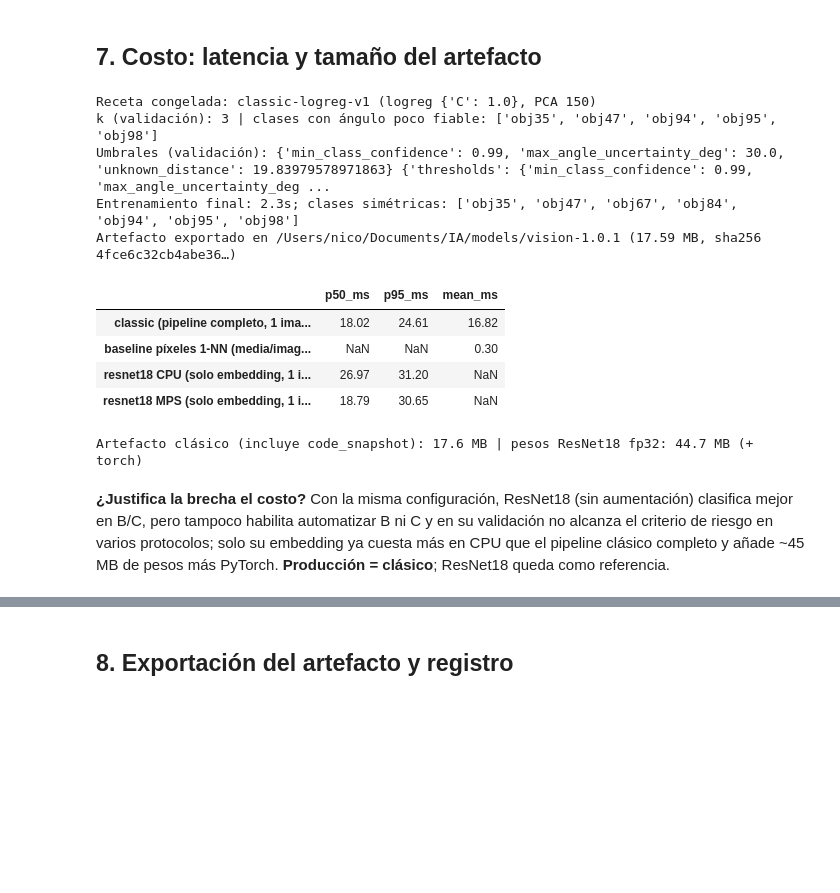
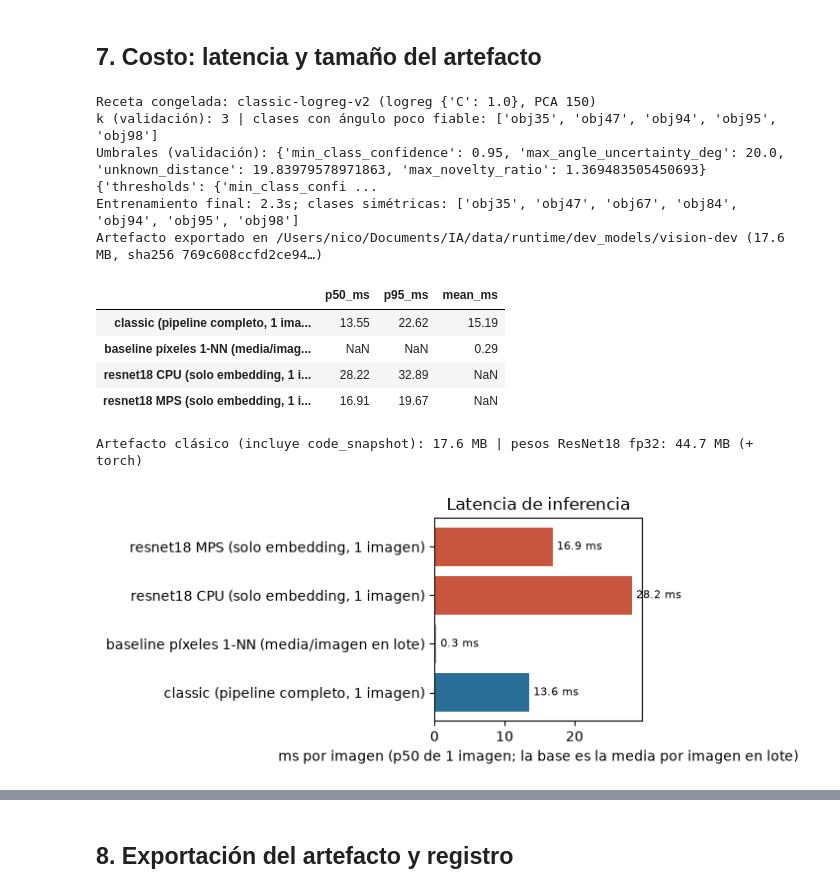
Before and after one commit to Looocust/planta-vision-ia, a Jupyter notebook: notebooks/01_experimentacion.ipynb, the cells around one changed output, grey strips where cells are left out. Cells and saved outputs as stored; diff of their text form; code cells hidden in the pictures; blank space fills up the shorter version.

```diff
--- a/notebooks/01_experimentacion.ipynb
+++ b/notebooks/01_experimentacion.ipynb
@@ -384,0 +398,13 @@ brillo y nitidez.
+# %%
+GATE = []
+for gate in (False, True):
+    rec = {**vrec.RECIPE, "ratio_gate": gate}
+    for p in ("A", "D", "D_strict"):
+        r = R["results"]["classic"][p] if gate else vrec.evaluate_recipe(p, data, "classic", rec)
+        d = r["decision"]
+        GATE.append({"compuerta 2": gate, "protocolo": p, "umbral razón": round(r["thresholds"]["max_novelty_ratio"], 3),
+                     "% ACT": d["coverage_act"], "error|ACT": d["error_among_act"]["rate"],
+                     "desconocidos→ACT": d.get("unknown_reaches_act", {}).get("rate"),
+                     "IC95 desc.→ACT": d.get("unknown_reaches_act", {}).get("wilson95"),
+                     "conocidos rechazados": d.get("known_false_reject")})
+gate_df = pd.DataFrame(GATE); display(gate_df)
@@ -384,0 +428,8 @@ brillo y nitidez.
+# %%
+zs = va.load_outputs("nested_classic", "A", OUT_DIR); zl = outs_A = va.load_outputs("recipe_classic", "A", OUT_DIR)
+print({"SVM: confianza media": round(float(zs["confidence"].mean()), 3), "SVM: exactitud": round(float((zs["label"] == zs["true_label"]).mean()), 4),
+       "SVM: umbral confianza (val)": R["nested"]["A"]["thresholds"]["min_class_confidence"],
+       "SVM: vistas bajo ese umbral": int((zs["confidence"] < R["nested"]["A"]["thresholds"]["min_class_confidence"]).sum()),
+       "logística: confianza media": round(float(zl["confidence"].mean()), 3),
+       "ECE SVM / logística": (round(R["nested"]["A"]["ece"], 3), round(R["results"]["classic"]["A"]["ece"], 3)),
+       "umbral angular SVM / logística": (R["nested"]["A"]["thresholds"]["max_angle_uncertainty_deg"], R["results"]["classic"]["A"]["thresholds"]["max_angle_uncertainty_deg"])})
@@ -483,37 +543,35 @@ o arbitrario; la mayoría se envía a REVIEW. Los errores de clase se dan entre
 ## 7. Costo: latencia y tamaño del artefacto
 # %%
 import subprocess
-VERSION = "vision-1.0.1"
-# --force: regenera la MISMA versión aún no publicada desde este notebook (las versiones publicadas no se tocan)
-r = subprocess.run([sys.executable, str(ROOT / "scripts" / "train_vision.py"), "--force"], capture_output=True, text=True, cwd=ROOT)
+# El notebook NUNCA escribe en models/<versión publicada>: exporta una versión de desarrollo en data/runtime/.
+# Las versiones publicadas solo se crean con `uv run python scripts/train_vision.py` (sin --force no sobrescriben).
+DEV_ROOT = ROOT / "data" / "runtime" / "dev_models"; VERSION = "vision-dev"
+r = subprocess.run([sys.executable, str(ROOT / "scripts" / "train_vision.py"), "--version", VERSION, "--out", str(DEV_ROOT), "--force"],
+                   capture_output=True, text=True, cwd=ROOT)
 print(r.stdout[-1500:]); print(r.stderr[-800:] if r.returncode else "")
 from src.vision.inference import VisionPredictor
-pred = VisionPredictor.load(ROOT / "models" / VERSION)
+pred = VisionPredictor.load(DEV_ROOT / VERSION)
 rng = np.random.default_rng(42); sample = ds.images[rng.choice(len(ds.images), 100, replace=False)]
 lat = {"classic (pipeline completo, 1 imagen)": va.measure_latency(pred, sample)}
 lat["baseline píxeles 1-NN (media/imagen en lote)"] = {"mean_ms": R["baselines"]["A"]["mean_ms_per_image_in_batch"]}
 rl = va.measure_resnet_latency(sample, n=50)
 lat["resnet18 CPU (solo embedding, 1 imagen)"] = rl["cpu"]
 if "mps" in rl: lat["resnet18 MPS (solo embedding, 1 imagen)"] = rl["mps"]
 display(pd.DataFrame(lat).T.round(2))
-size_mb = sum(f.stat().st_size for f in (ROOT / "models" / VERSION).glob("*") if f.is_file()) / 1e6
+size_mb = sum(f.stat().st_size for f in (DEV_ROOT / VERSION).glob("*") if f.is_file()) / 1e6
 print(f"Artefacto clásico (incluye code_snapshot): {size_mb:.1f} MB | pesos ResNet18 fp32: {rl['weights_mb_fp32']} MB (+ torch)")
 fig = va.latency_figure(lat); va.savefig(fig, "08_latency"); plt.show()
 COST = {"latency": lat, "classic_artifact_mb": size_mb, "resnet18_weights_mb": rl["weights_mb_fp32"]}
 # %% [output]
-Receta congelada: classic-logreg-v1 (logreg {'C': 1.0}, PCA 150)
+Receta congelada: classic-logreg-v2 (logreg {'C': 1.0}, PCA 150)
 k (validación): 3 | clases con ángulo poco fiable: ['obj35', 'obj47', 'obj94', 'obj95', 'obj98']
-Umbrales (validación): {'min_class_confidence': 0.99, 'max_angle_uncertainty_deg': 30.0, 'unknown_distance': 19.83979578971863} {'thresholds': {'min_class_confidence': 0.99, 'max_angle_uncertainty_deg ...
+Umbrales (validación): {'min_class_confidence': 0.95, 'max_angle_uncertainty_deg': 20.0, 'unknown_distance': 19.83979578971863, 'max_novelty_ratio': 1.369483505450693} {'thresholds': {'min_class_confi ...
 Entrenamiento final: 2.3s; clases simétricas: ['obj35', 'obj47', 'obj67', 'obj84', 'obj94', 'obj95', 'obj98']
-Artefacto exportado en /Users/nico/Documents/IA/models/vision-1.0.1 (17.59 MB, sha256 4fce6c32cb4abe36…)
+Artefacto exportado en /Users/nico/Documents/IA/data/runtime/dev_models/vision-dev (17.6 MB, sha256 769c608ccfd2ce94…)
 |  | p50_ms | p95_ms | mean_ms |
-| classic (pipeline completo, 1 ima... | 18.02 | 24.61 | 16.82 |
-| baseline píxeles 1-NN (media/imag... | NaN | NaN | 0.30 |
-| resnet18 CPU (solo embedding, 1 i... | 26.97 | 31.20 | NaN |
-| resnet18 MPS (solo embedding, 1 i... | 18.79 | 30.65 | NaN |
+| classic (pipeline completo, 1 ima... | 13.55 | 22.62 | 15.19 |
+| baseline píxeles 1-NN (media/imag... | NaN | NaN | 0.29 |
+| resnet18 CPU (solo embedding, 1 i... | 28.22 | 32.89 | NaN |
+| resnet18 MPS (solo embedding, 1 i... | 16.91 | 19.67 | NaN |
 Artefacto clásico (incluye code_snapshot): 17.6 MB | pesos ResNet18 fp32: 44.7 MB (+ torch)
+[figure, added]
-# %% [markdown]
-**¿Justifica la brecha el costo?** Con la misma configuración, ResNet18 (sin aumentación) clasifica mejor en B/C,
-pero tampoco habilita automatizar B ni C y en su validación no alcanza el criterio de riesgo en varios
-protocolos; solo su embedding ya cuesta más en CPU que el pipeline clásico completo y añade ~45 MB de pesos más
-PyTorch. **Producción = clásico**; ResNet18 queda como referencia.
```
Also changed, not shown: parts of 20 cells of this notebook, 36 other files.
